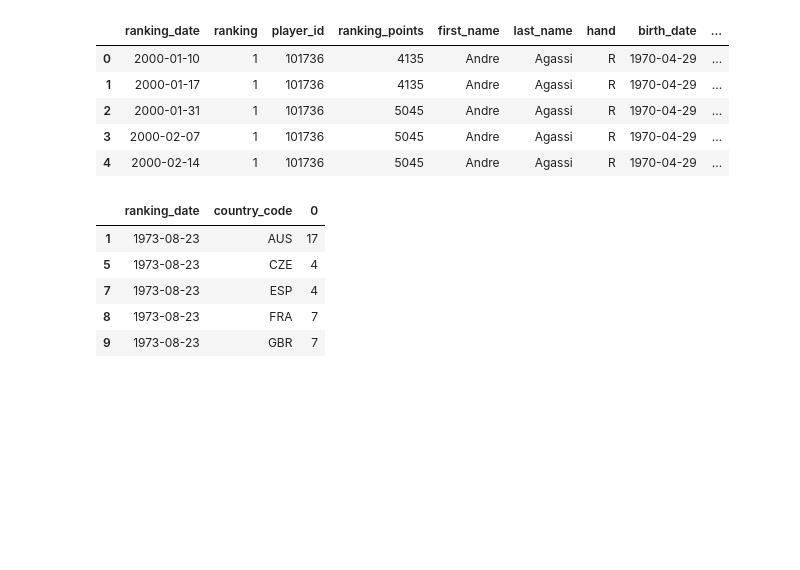
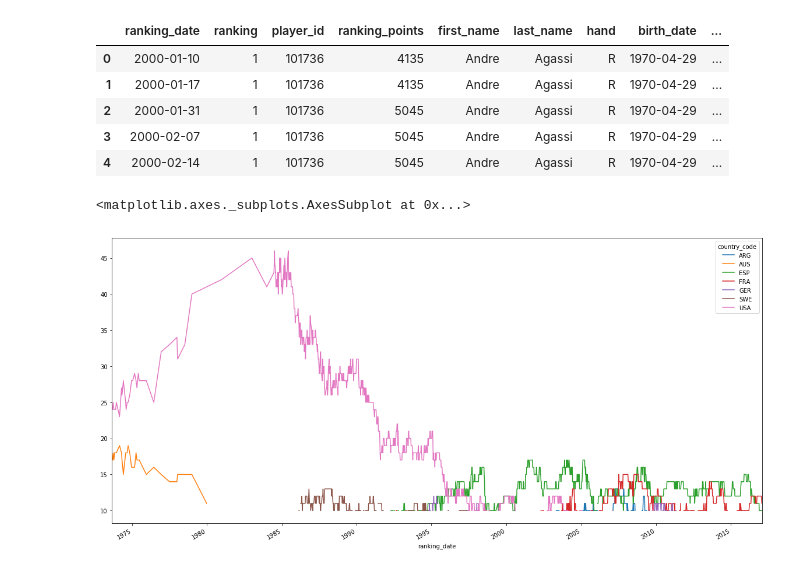
Before and after one commit to ClaudiuCreanga/tennis-statistics, a Jupyter notebook: analytics/best-100players-country.ipynb, the cells around one changed output. Saved outputs shown, nothing was run; the diff lists cells and outputs as text; code cells hidden in the pictures; blank space fills up the shorter version.

```diff
--- a/analytics/best-100players-country.ipynb
+++ b/analytics/best-100players-country.ipynb
@@ -57,21 +57,16 @@ players.head()
 # To keep the data cleaner get only countries with at least 4 players in top 100
 
 aggregate = players[["ranking_date", "country_code"]].groupby(["ranking_date","country_code"]).size().to_frame()
-aggregate = pd.DataFrame(aggregate.to_records())
+aggregate = pd.DataFrame(aggregate.to_records()) # transform the series to df
 aggregate_least_4 = aggregate[(aggregate["0"] > 3)]
-aggregate_least_4.head()
+aggregate_least_10 = aggregate[(aggregate["0"] > 9)]
-# %% [output]
-|  | ranking_date | country_code | 0 |
-| 1 | 1973-08-23 | AUS | 17 |
-| 5 | 1973-08-23 | CZE | 4 |
-| 7 | 1973-08-23 | ESP | 4 |
-| 8 | 1973-08-23 | FRA | 7 |
-| 9 | 1973-08-23 | GBR | 7 |
 # %%
 # transform to dataframe
 
-
-pivoted = pd.pivot_table(aggregate, values='0', columns='country_code', index="ranking_date")
+pivoted = pd.pivot_table(aggregate_least_10, values='0', columns='country_code', index="ranking_date")
 pivoted.plot(figsize=(20,10))
+# %% [output]
+<matplotlib.axes._subplots.AxesSubplot at 0x...>
+[figure, added]
 # %%
 # we can't see much from that figure
```
Also changed, not shown: parts of 2 cells of this notebook.
